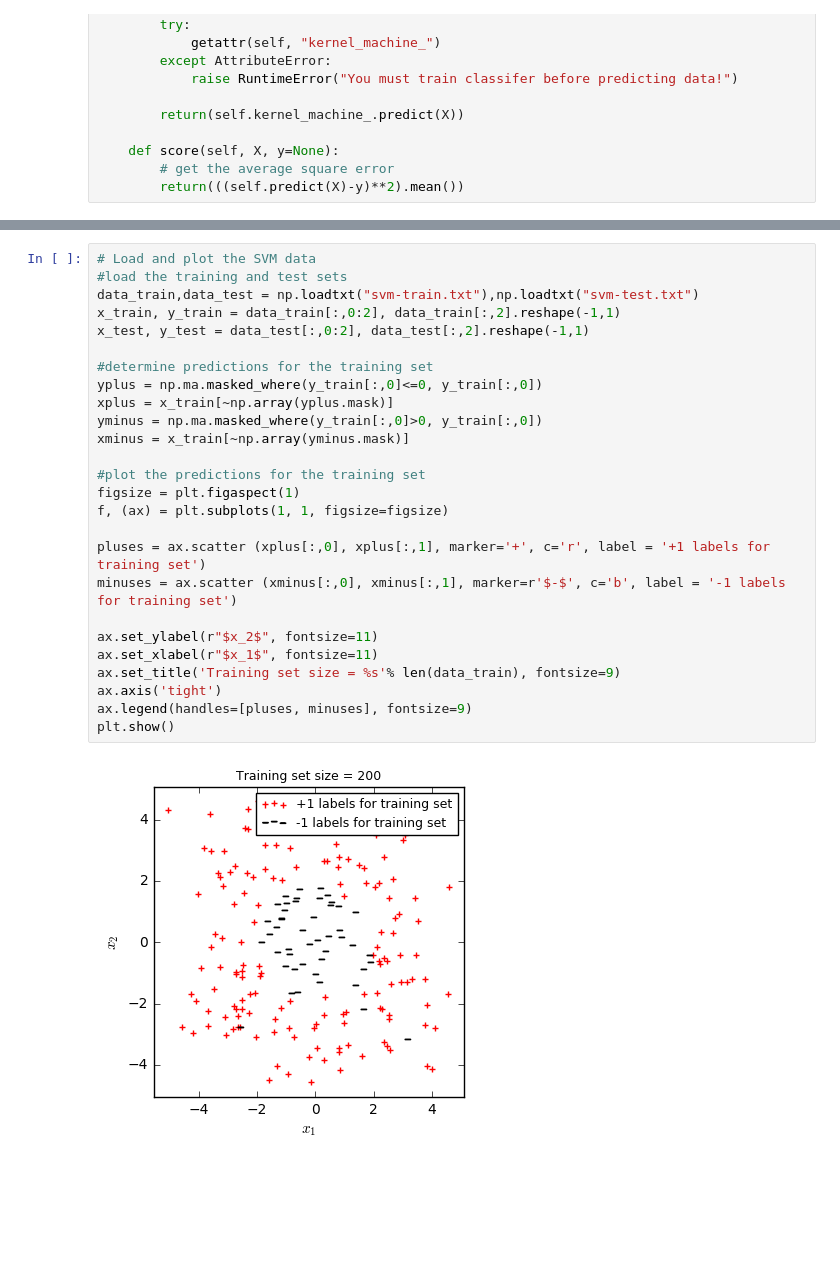
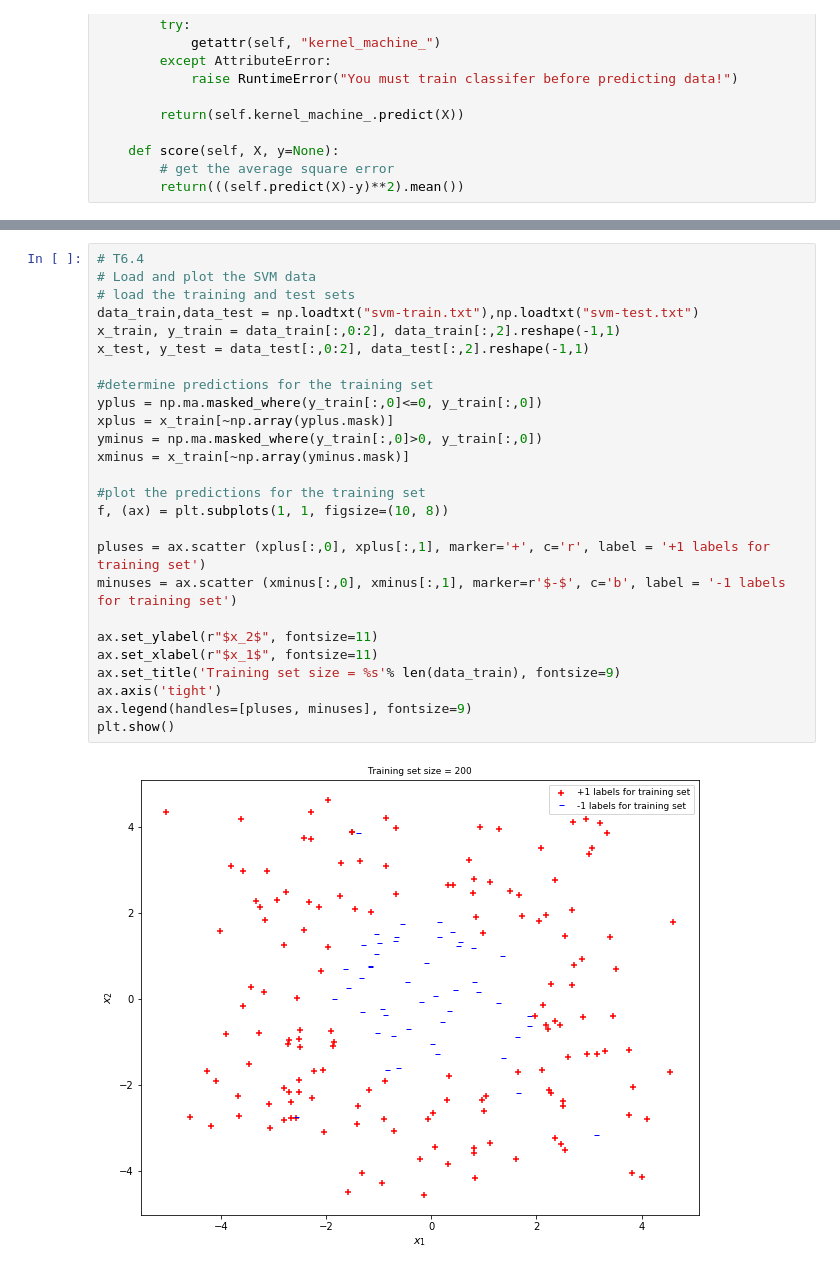
Before and after one commit to shenxiangzhuang/nyu-ml-course-ds-ga-1003, a Jupyter notebook: [3.8]Hw4/Answers/hwk4-skeleton-code.ipynb, the cells around one changed output, grey strips where cells are left out. Cells and saved outputs as stored; diff of their text form; blank space fills up the shorter version.

```diff
--- a/[3.8]Hw4/Answers/hwk4-skeleton-code.ipynb
+++ b/[3.8]Hw4/Answers/hwk4-skeleton-code.ipynb
@@ -221,28 +311,28 @@ plt.show()
 # %%
+# T6.4
 # Load and plot the SVM data
-#load the training and test sets
+# load the training and test sets
 data_train,data_test = np.loadtxt("svm-train.txt"),np.loadtxt("svm-test.txt")
 x_train, y_train = data_train[:,0:2], data_train[:,2].reshape(-1,1)
 x_test, y_test = data_test[:,0:2], data_test[:,2].reshape(-1,1)
 
 #determine predictions for the training set
 yplus = np.ma.masked_where(y_train[:,0]<=0, y_train[:,0])
 xplus = x_train[~np.array(yplus.mask)]
 yminus = np.ma.masked_where(y_train[:,0]>0, y_train[:,0])
 xminus = x_train[~np.array(yminus.mask)]
 
 #plot the predictions for the training set
-figsize = plt.figaspect(1)
-f, (ax) = plt.subplots(1, 1, figsize=figsize)
+f, (ax) = plt.subplots(1, 1, figsize=(10, 8))
 
 pluses = ax.scatter (xplus[:,0], xplus[:,1], marker='+', c='r', label = '+1 labels for training set')
 minuses = ax.scatter (xminus[:,0], xminus[:,1], marker=r'$-$', c='b', label = '-1 labels for training set')
 
 ax.set_ylabel(r"$x_2$", fontsize=11)
 ax.set_xlabel(r"$x_1$", fontsize=11)
 ax.set_title('Training set size = %s'% len(data_train), fontsize=9)
 ax.axis('tight')
 ax.legend(handles=[pluses, minuses], fontsize=9)
 plt.show()
 # %% [output]
-[figure, old version]
+[figure, new version]
```
Also changed, not shown: parts of 27 cells of this notebook, 1 other file.
